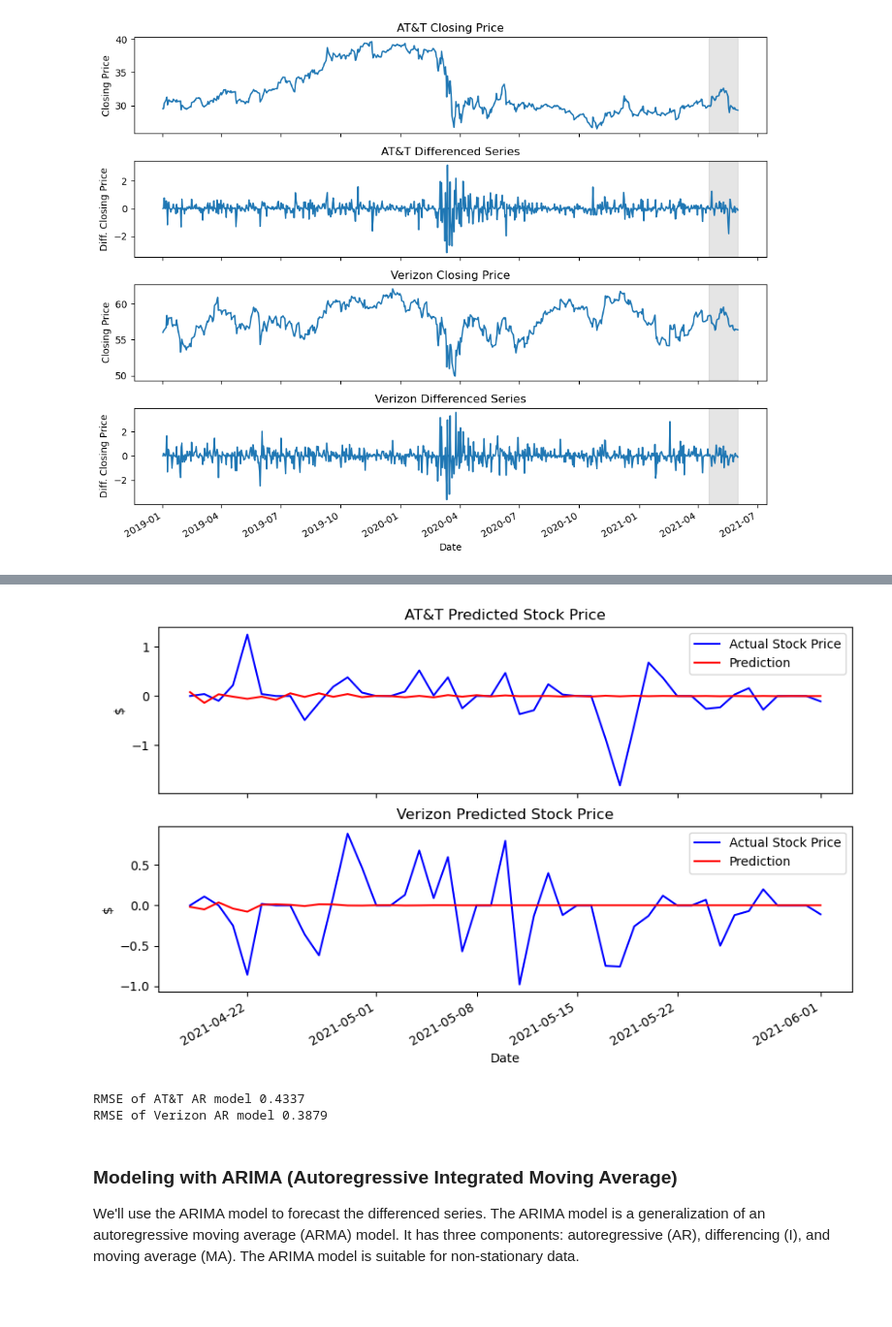
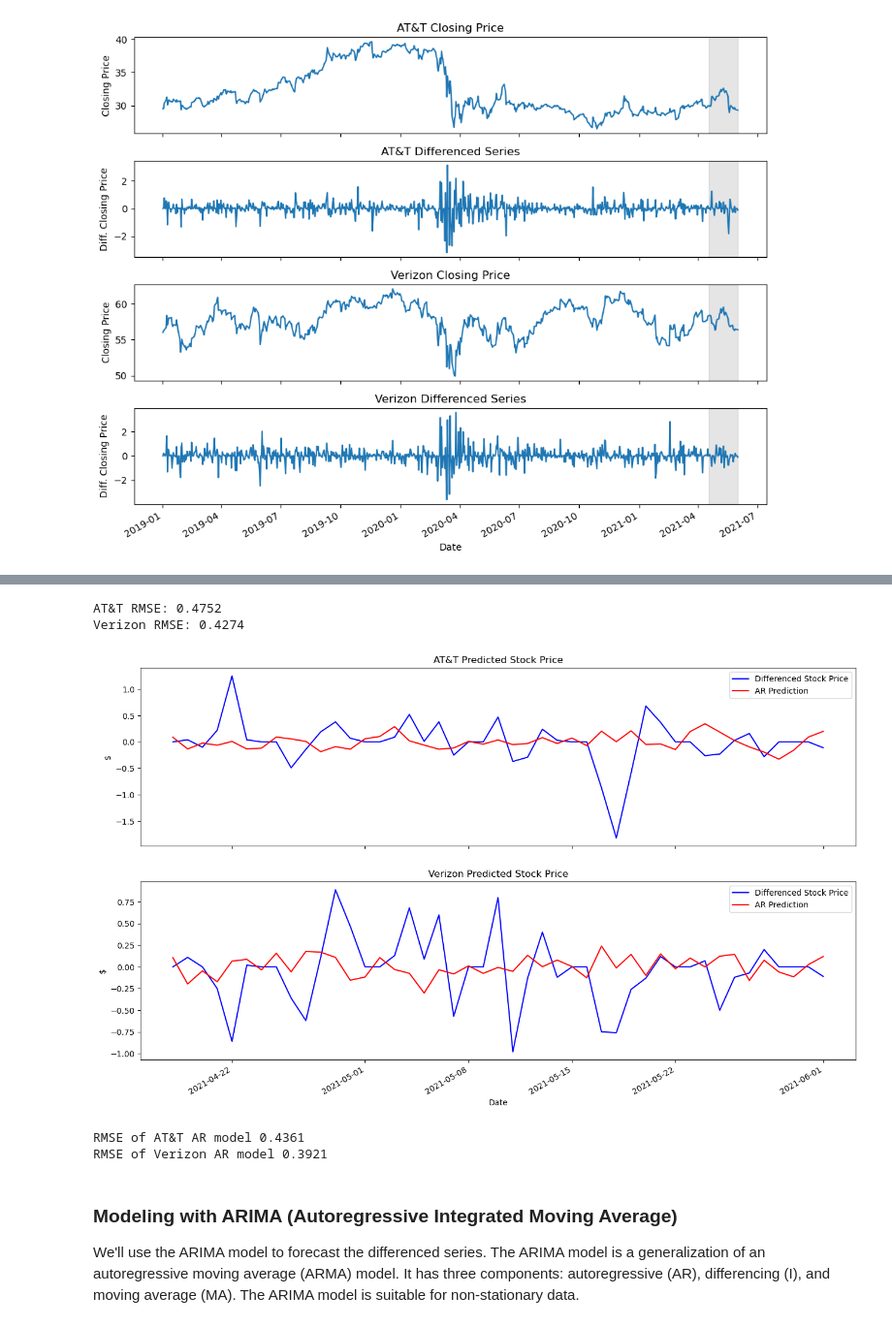
Before and after one commit to tacotuesday/time-series-stock-forecasting, a Jupyter notebook: 02-traditional-analysis/notebooks/traditional_analysis.ipynb, the cells around one changed output, grey strips where cells are left out. Shown at 97% size. Drawn from its saved outputs; the diff is of its cells as text; code cells hidden in the pictures; blank space fills up the shorter version.

```diff
--- a/02-traditional-analysis/notebooks/traditional_analysis.ipynb
+++ b/02-traditional-analysis/notebooks/traditional_analysis.ipynb
@@ -46,7 +52,4 @@ merged_df = merged_df.assign(t_ma_long = merged_df.t_diff.rolling(window=11).mea
 merged_df = merged_df.assign(v_ma_short = merged_df.v_diff.rolling(window=4).mean())
 merged_df = merged_df.assign(v_ma_long = merged_df.v_diff.rolling(window=11).mean())
 merged_df = merged_df.fillna(0)
-# %%
-def rmse(y,y_hat):
-    return np.sqrt(mean_squared_error(y, y_hat))
 # %%
@@ -226,0 +277,9 @@ v_ar_fit = v_ar.fit()
+# %%
+optimal_lag_t = select_lag(t_train, max_lag=20)
+optimal_lag_v = select_lag(v_train, max_lag=20)
+
+print(f'Optimal AT&T Lag: {optimal_lag_t}')
+print(f'Optimal Verizon Lag: {optimal_lag_v}')
+
+t_ar = AutoReg(t_train, lags=optimal_lag_t).fit()
+v_ar = AutoReg(v_train, lags=optimal_lag_v).fit()
@@ -298,34 +376,58 @@ v_predictions = v_ar_fit.predict(start=pred_start, end=pred_end)
+# %%
+from statsmodels.tsa.ar_model import AutoReg
+import numpy as np
+
+def rolling_ar_forecast(train, test, lags):
+    history = list(train)
+    predictions = []
+
+    for t in range(len(test)):
+        model = AutoReg(history, lags=lags).fit()
+        pred = model.predict(start=len(history), end=len(history))
+        predictions.append(pred[0])
+        history.append(test.iloc[t])
+
+    predictions = pd.Series(predictions, index=test.index)
+    rmse = root_mean_squared_error(test, predictions)
+    return predictions, rmse
+
+
+t_predictions, t_rmse = rolling_ar_forecast(t_train, t_test, lags=optimal_lag_t)
+v_predictions, v_rmse = rolling_ar_forecast(v_train, v_test, lags=optimal_lag_v)
+print(f'AT&T RMSE: {t_rmse:.4f}')
+print(f'Verizon RMSE: {v_rmse:.4f}')
+# %% [output]
+AT&T RMSE: 0.4752
+Verizon RMSE: 0.4274
 # %%
 # Visualize the predictions
-fig, (ax1, ax2) = plt.subplots(nrows=2, ncols=1, sharex=True, figsize=(10, 6))
+fig, (ax1, ax2) = plt.subplots(nrows=2, ncols=1, sharex=True, figsize=(16, 10))
 
 
-ax1.plot(t_test, label='Actual Stock Price', c='b')
-ax1.plot(t_predictions, c='r', label='Prediction')
+ax1.plot(t_test, label='Differenced Stock Price', c='b')
+ax1.plot(t_predictions, c='r', label='AR Prediction')
 ax1.set_title('AT&T Predicted Stock Price')
 ax1.set_xlabel('Date')
 ax1.set_ylabel('$')
 ax1.legend()
 
-ax2.plot(v_test, label='Actual Stock Price', c='b')
-ax2.plot(v_predictions, c='r', label='Prediction')
+ax2.plot(v_test, label='Differenced Stock Price', c='b')
+ax2.plot(v_predictions, c='r', label='AR Prediction')
 ax2.set_title('Verizon Predicted Stock Price')
 ax2.set_xlabel('Date')
 ax2.set_ylabel('$')
 ax2.legend()
 
 fig.autofmt_xdate()
 plt.show()
 # %% [output]
-[figure, old version]
+[figure, new version]
 # %%
-print('RMSE of AT&T AR model {:.4f}'
-      .format(rmse(t_test, t_predictions)))
-print('RMSE of Verizon AR model {:.4f}'
-      .format(rmse(v_test, v_predictions)))
+print(f'RMSE of AT&T AR model {t_rolling_ar_rmse:.4f}')
+print(f'RMSE of Verizon AR model {v_rolling_ar_rmse:.4f}')
 # %% [output]
-RMSE of AT&T AR model 0.4337
-RMSE of Verizon AR model 0.3879
+RMSE of AT&T AR model 0.4361
+RMSE of Verizon AR model 0.3921
 # %% [markdown]
 ### Modeling with ARIMA (Autoregressive Integrated Moving Average)
 We'll use the ARIMA model to forecast the differenced series. The ARIMA model is a generalization of an autoregressive moving average (ARMA) model. It has three components: autoregressive (AR), differencing (I), and moving average (MA). The ARIMA model is suitable for non-stationary data.
```
Also changed, not shown: parts of 48 cells of this notebook.
